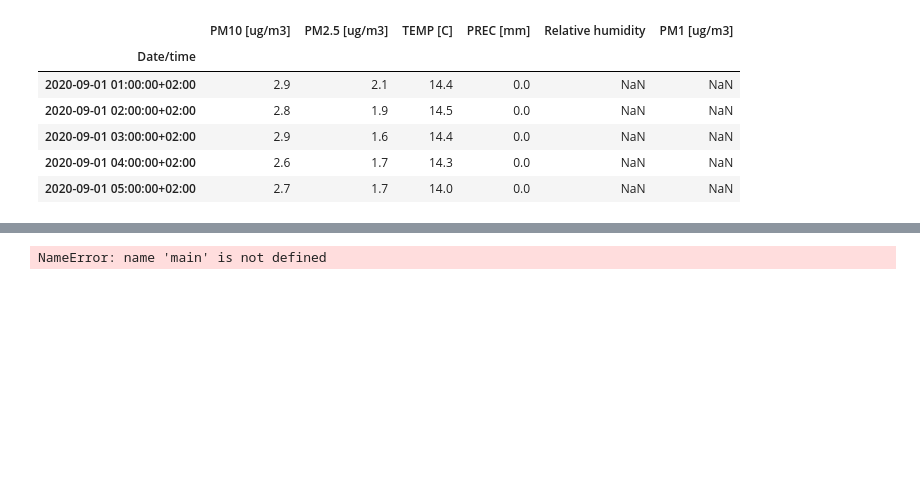
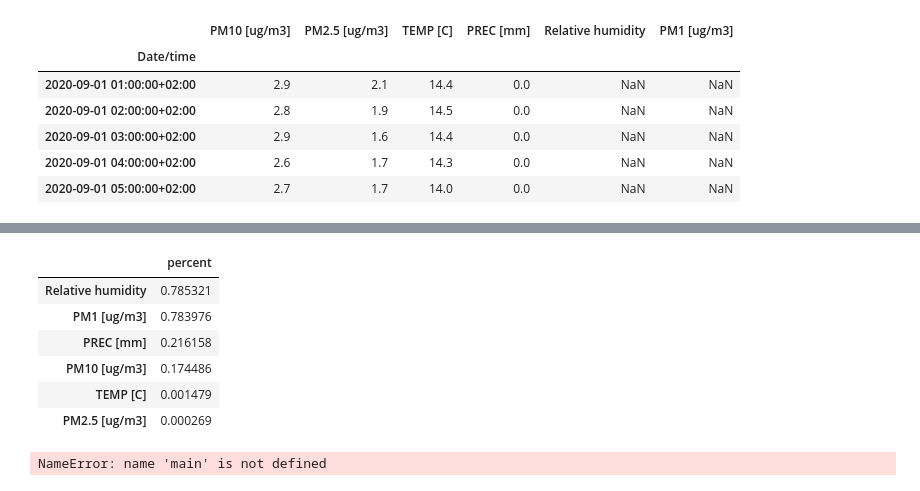
Before and after one commit to ClementSicard/AirQuality-Data-Science-Project, a Jupyter notebook: notebook.ipynb, the cells around one changed output, grey strips where cells are left out. Cells and saved outputs as stored; diff of their text form; code cells hidden in the pictures; blank space fills up the shorter version.

```diff
--- a/notebook.ipynb
+++ b/notebook.ipynb
@@ -76,7 +76,7 @@ def merge_datasets(df_zue: pd.DataFrame, df_ts: pd.DataFrame) -> pd.DataFrame:
     return pd.concat([df_zue, df_ts])
 # %%
 df_zue = get_zue_data()
-df_ts = get_thingspeak_data(id=CHANNEL_ID, api_key=API_KEY)
+df_ts = get_thingspeak_data(id=CHANNEL_ID, api_key=API_KEY, save=True)
 # %%
 df_ts.columns
 # %% [output]
@@ -109,3 +127,18 @@ pm10_series.plot()
+# %%
+def calc_percent_NAs(df):
+    nans = pd.DataFrame(df.isnull().sum().sort_values(ascending=False)/len(df), columns=['percent'])
+    idx = nans['percent'] > 0
+    return nans[idx]
+# %%
+calc_percent_NAs(df)
+# %% [output]
+|  | percent |
+| Relative humidity | 0.785321 |
+| PM1 [ug/m3] | 0.783976 |
+| PREC [mm] | 0.216158 |
+| PM10 [ug/m3] | 0.174486 |
+| TEMP [C] | 0.001479 |
+| PM2.5 [ug/m3] | 0.000269 |
 # %%
 def main():
     df = get_data(id=CHANNEL_ID, api_key=API_KEY)
```
Also changed, not shown: parts of 2 cells of this notebook.
